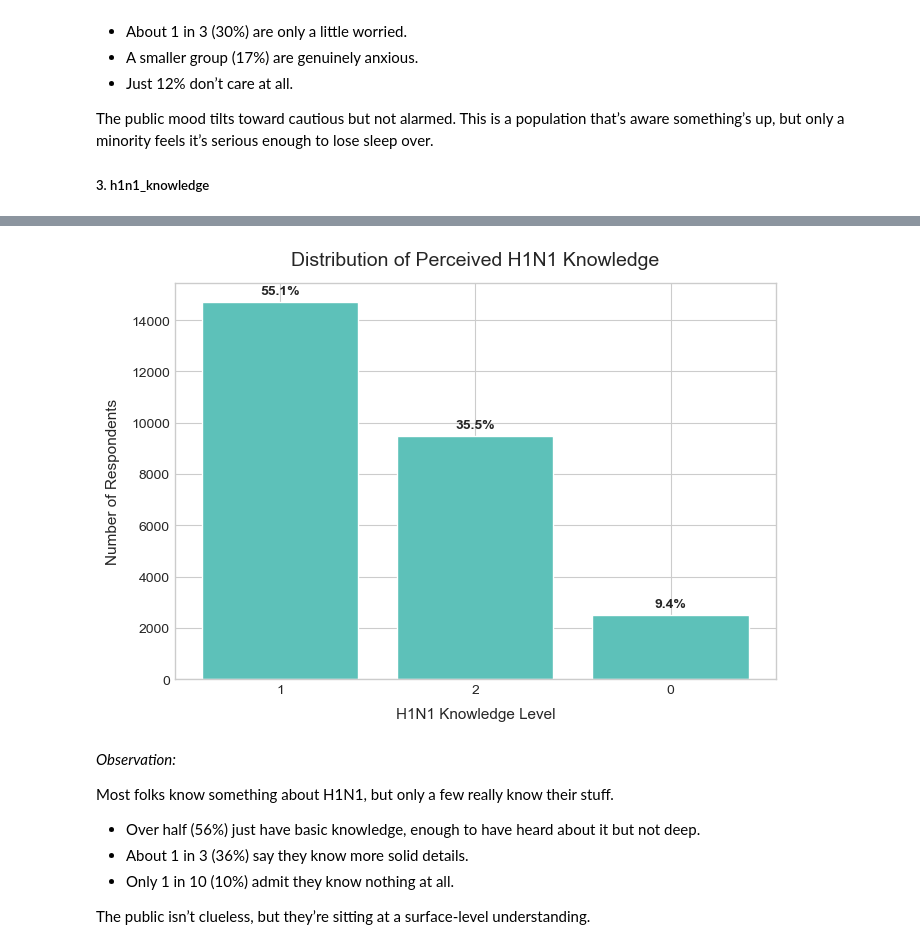
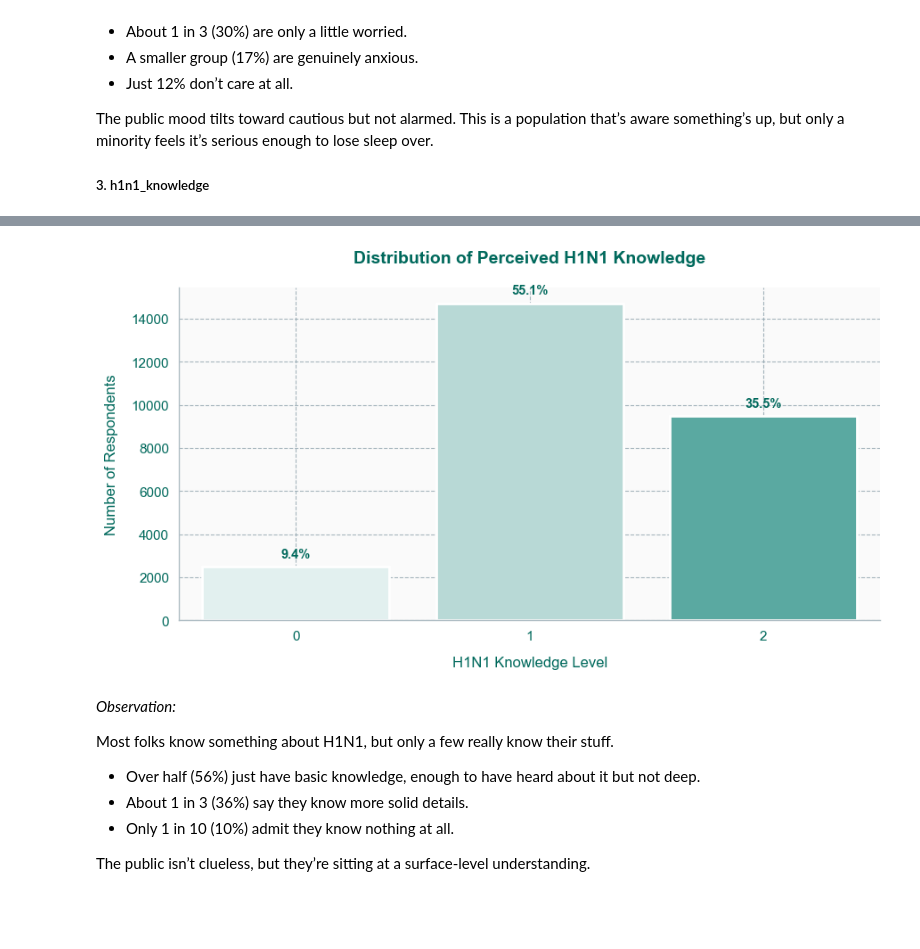
Before and after one commit to Vain-Guy/Predicting-H1N1-and-Seasonal-Flu-Vaccines, a Jupyter notebook: index.ipynb, the cells around one changed output, grey strips where cells are left out. Drawn from its saved outputs; the diff is of its cells as text; code cells hidden in the pictures; blank space fills up the shorter version.

```diff
--- a/index.ipynb
+++ b/index.ipynb
@@ -983,37 +1048,68 @@ df_h1n1_knowledge = train_data.copy()
 # Make variable datatype to int
 df_h1n1_knowledge['h1n1_knowledge'] = df_h1n1_knowledge['h1n1_knowledge'].astype(int)
 
-# Get value counts and percentages
-counts = df_h1n1_knowledge['h1n1_knowledge'].value_counts()
-percentages = df_h1n1_knowledge['h1n1_knowledge'].value_counts(normalize=True) * 100
+# Get value counts and percentages (sorted by index for consistent ordering)
+counts = df_h1n1_knowledge['h1n1_knowledge'].value_counts().sort_index()
+percentages = df_h1n1_knowledge['h1n1_knowledge'].value_counts(normalize=True).sort_index() * 100
 
 # Combine into a single DataFrame
 summary = pd.DataFrame({
-    "Count": counts,
-    "Percentage": percentages.round(2)
+    "Knowledge": counts.index,
+    "Count": counts.values,
+    "Percentage": percentages.round(2).values
 })
 
 print("Perceived Knowledge on H1N1 Influenza:\n", summary)
 
-# Visualize distribution
-fig, ax = plt.subplots(figsize=(7, 5))
-bars = ax.bar(
-    counts.index.astype(str),
-    counts.values,
-    color="#5DC1B9",
-    edgecolor="white"
+# Visualise
+plt.figure(figsize=(9, 5))
+
+# Palette
+health_colors = ['#E0F2F1', '#B2DFDB', '#4DB6AC', '#00897B', '#00695C']
+
+ax = sns.barplot(
+    data=summary,
+    x="Knowledge",
+    y="Count",
+    palette=health_colors[:len(summary)],
+    edgecolor="white",
+    linewidth=2
 )
 
-# Add labels
-ax.set_title("Distribution of Perceived H1N1 Knowledge", fontsize=14, pad=13)
-ax.set_xlabel("H1N1 Knowledge Level", fontsize=11, labelpad=8)
-ax.set_ylabel("Number of Respondents", fontsize=11, labelpad=8)
+# Styling
+ax.set_title("Distribution of Perceived H1N1 Knowledge",
+             fontsize=14, pad=20, color='#00695C', fontweight='semibold')
+ax.set_xlabel("H1N1 Knowledge Level", fontsize=12, labelpad=10.5, color='#00695C', fontweight='500')
+ax.set_ylabel("Number of Respondents", fontsize=12, labelpad=10.5, color='#00695C', fontweight='500')
 
-# Add value labels on top of bars
-for bar, pct in zip(bars, percentages.values):
-    height = bar.get_height()
-    ax.text(bar.get_x() + bar.get_width()/2, height + 200, f"{pct:.1f}%",
-            ha="center", va="bottom", fontsize=10, fontweight="semibold")
+# Style the axes and ticks
+ax.tick_params(axis='both', which='major', labelsize=11, colors='#00695C')
+ax.tick_params(axis='x', pad=8)
+ax.tick_params(axis='y', pad=8)
+
+# Add percentage labels on top of bars
+for i, row in summary.iterrows():
+    ax.text(
+        i, row["Count"] + (0.02 * summary["Count"].max()),
+        f"{row['Percentage']:.1f}%",
+        ha="center", va="bottom", color="#00695C",
+        fontsize=10.5, fontweight="semibold"
+    )
+
+# Grid and background styling
+ax.grid(axis='both', alpha=0.8, linestyle='--', color='#90A4AE', linewidth=0.8)
+ax.set_facecolor('#FAFAFA')
+
+# Clean up spines
+for spine in ax.spines.values():
+    spine.set_color('#B0BEC5')
+    spine.set_linewidth(1)
+ax.spines['top'].set_visible(False)
+ax.spines['right'].set_visible(False)
+
+# Background styling
+plt.gca().patch.set_facecolor('#FAFAFA')
+plt.gcf().patch.set_facecolor('white')
 
 # Tighten it all up
 plt.tight_layout()
@@ -1028,4 +1123,4 @@ h1n1_knowledge
-[figure, old version]
+[figure, new version]
 # %% [markdown]
 *Observation:*
 
```
Also changed, not shown: parts of 26 cells of this notebook.
